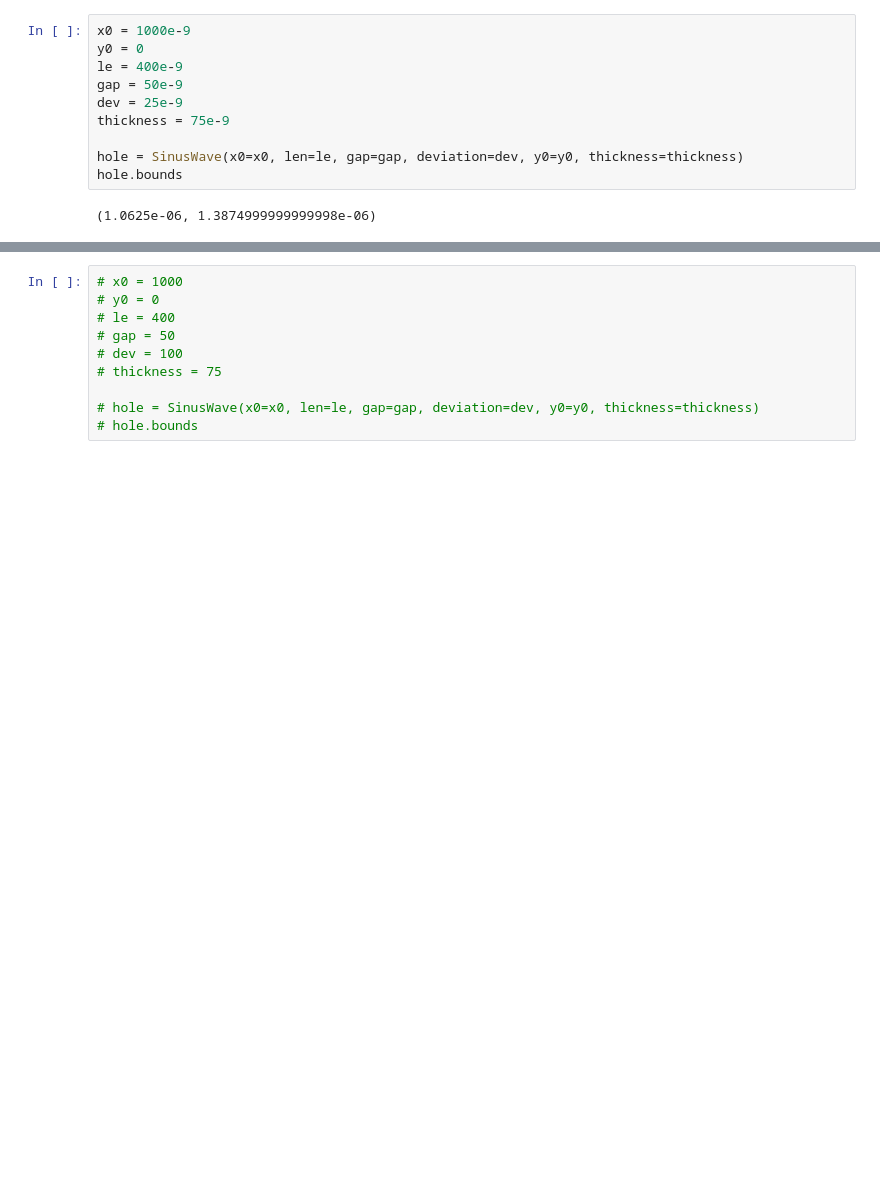
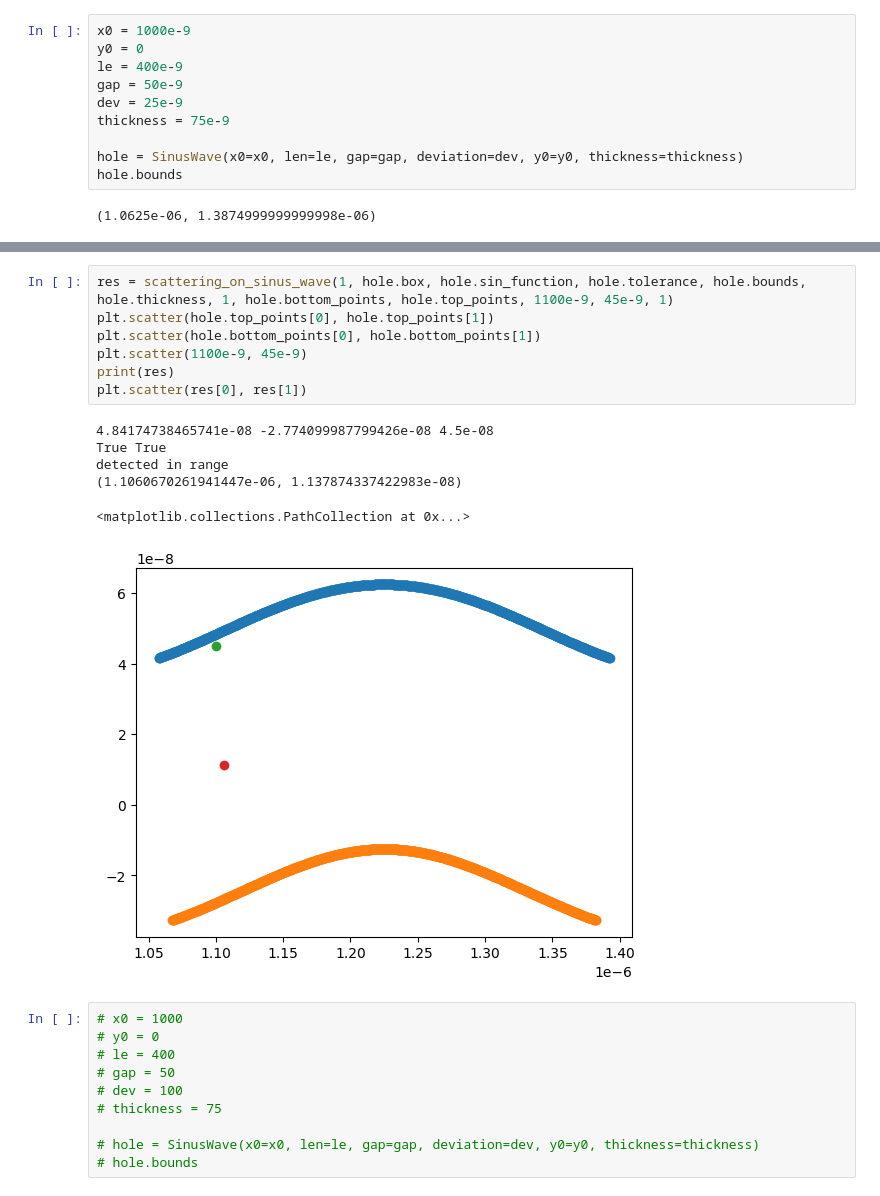
Before and after one commit to phigas/freepaths-sinus-wave, a Jupyter notebook: test.ipynb, the cells around one changed output, grey strips where cells are left out. Saved outputs shown, nothing was run; the diff lists cells and outputs as text; blank space fills up the shorter version.

```diff
--- a/test.ipynb
+++ b/test.ipynb
@@ -18,3 +82,17 @@ hole.bounds
+# %%
+res = scattering_on_sinus_wave(1, hole.box, hole.sin_function, hole.tolerance, hole.bounds, hole.thickness, 1, hole.bottom_points, hole.top_points, 1100e-9, 45e-9, 1)
+plt.scatter(hole.top_points[0], hole.top_points[1])
+plt.scatter(hole.bottom_points[0], hole.bottom_points[1])
+plt.scatter(1100e-9, 45e-9)
+print(res)
+plt.scatter(res[0], res[1])
+# %% [output]
+4.84174738465741e-08 -2.774099987799426e-08 4.5e-08
+True True
+detected in range
+(1.1060670261941447e-06, 1.137874337422983e-08)
+<matplotlib.collections.PathCollection at 0x...>
+[figure, added]
 # %%
 # x0 = 1000
 # y0 = 0
```
Also changed, not shown: parts of 6 cells of this notebook, 3 other files.
